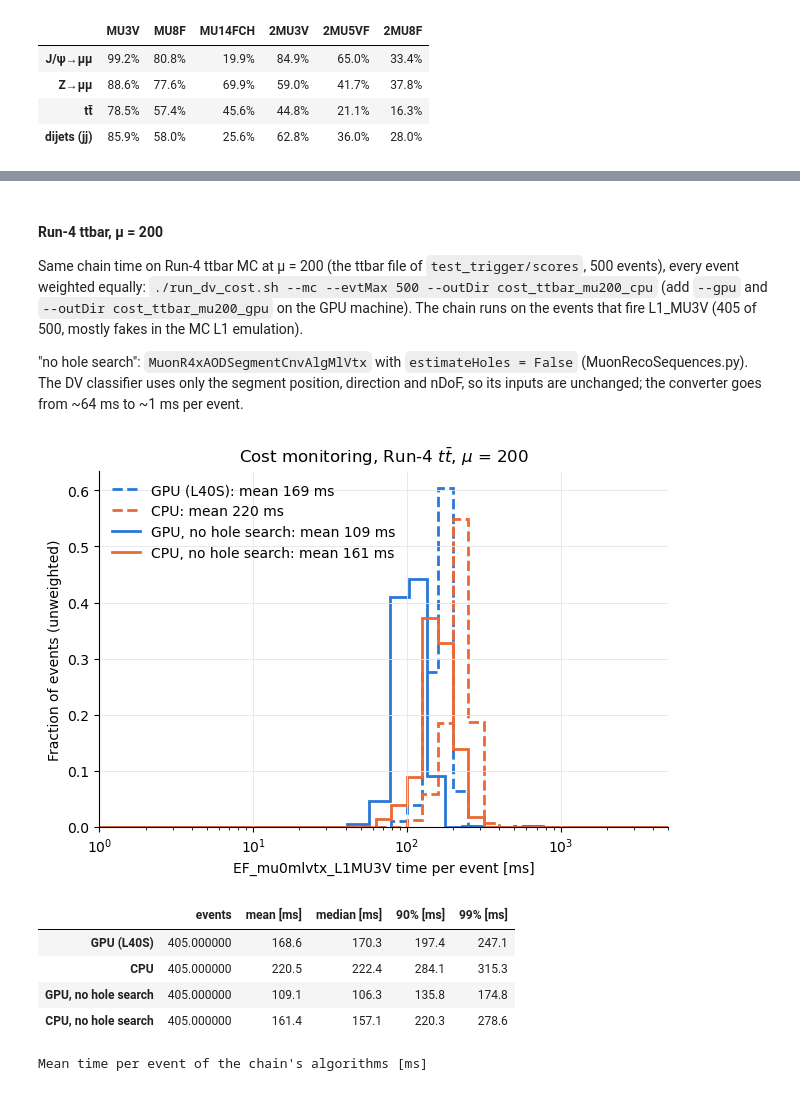
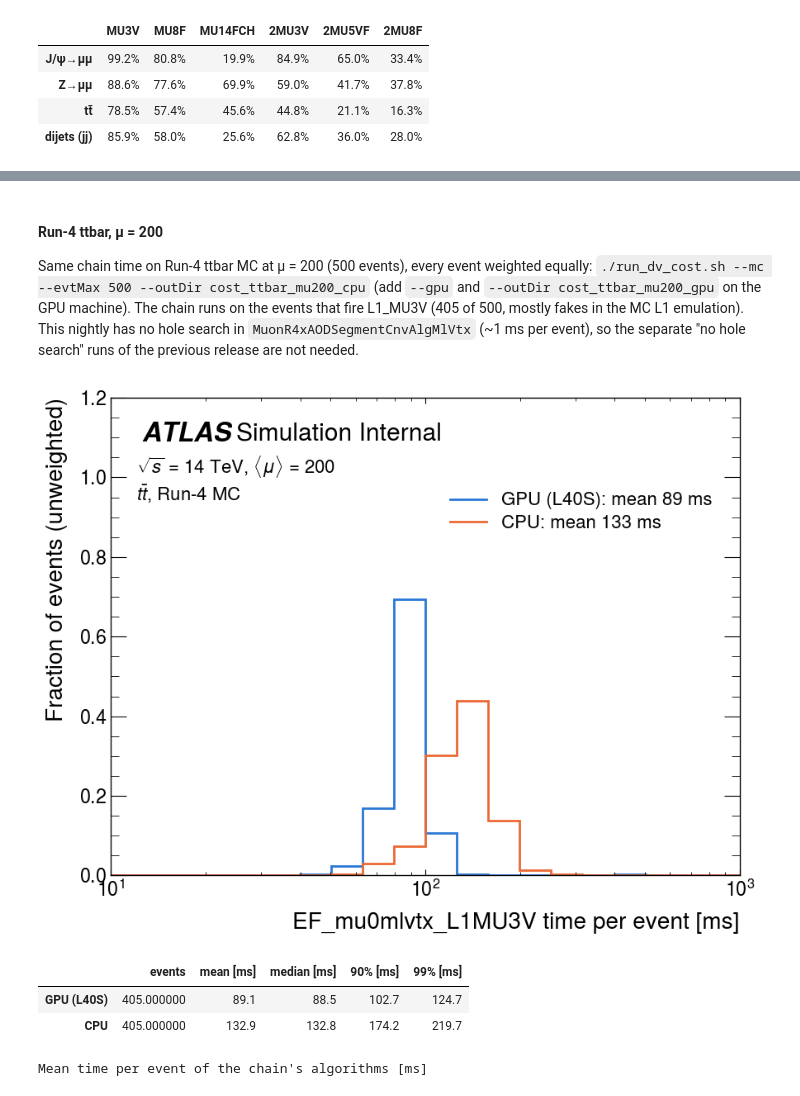
Before and after one commit to davidedicroce/MuonMLDisplacedVtx, a Jupyter notebook: dv_score_eff.ipynb, the cells around one changed output, grey strips where cells are left out. Cells and saved outputs as stored; diff of their text form; code cells hidden in the pictures.

```diff
--- a/dv_score_eff.ipynb
+++ b/dv_score_eff.ipynb
@@ -404,0 +444,34 @@ else:
+# %%
+# Rate (solid) and unique rate against the primaries (dashed) vs score cut, per seed.
+# The primaries were rerun only on the events the chain accepted (score > 0.94), so the unique rate starts there
+if os.path.exists(fired_path):
+    with plot_context():
+        fig, ax = plt.subplots(figsize=(9, 7))
+        for seed, color in zip(["L1_MU14FCH", "L1_2MU8F"], ["#eb6834", "#1baf7a"]):
+            m = fires(eb, seed) & eb["L1_MU3V"]
+            rate = np.array([eb.loc[m & (eb["score"] > c), "w"].sum() for c in CUTS]) * scale
+            err = np.array([np.sqrt((eb.loc[m & (eb["score"] > c), "w"] ** 2).sum()) for c in CUTS]) * scale
+            ok = rate > 0
+            ax.plot(CUTS[ok], rate[ok], color=color, lw=2, label=f"seeded by {seed}")
+            ax.fill_between(CUTS[ok], (rate - err)[ok].clip(min=1e-3), (rate + err)[ok], color=color, alpha=0.15, lw=0)
+            u = dv[fires(dv, seed) & dv["unique"]]
+            ucuts = CUTS[CUTS >= NOMINAL_CUT]
+            urate = np.array([u.loc[u["score"] > c, "w"].sum() for c in ucuts]) * scale
+            uerr = np.array([np.sqrt((u.loc[u["score"] > c, "w"] ** 2).sum()) for c in ucuts]) * scale
+            ok = urate > 0
+            ax.plot(ucuts[ok], urate[ok], color=color, lw=2, ls="--", label=f"seeded by {seed}, unique rate")
+            ax.fill_between(ucuts[ok], (urate - uerr)[ok].clip(min=1e-3), (urate + uerr)[ok], color=color, alpha=0.10, lw=0)
+            print(f"{seed:12s} score > {NOMINAL_CUT}: rate {eb.loc[m & (eb['score'] > NOMINAL_CUT), 'w'].sum() * scale:6.1f} Hz, "
+                  f"unique {u.loc[u['score'] > NOMINAL_CUT, 'w'].sum() * scale:6.1f} Hz")
+        ax.axvline(NOMINAL_CUT, color="#555555", lw=1.5, ls=":")
+        ax.annotate(f"nominal {NOMINAL_CUT}", xy=(NOMINAL_CUT, 0.97), xycoords=ax.get_xaxis_transform(),
+                    xytext=(-4, 0), textcoords="offset points", color="#333333", fontsize=14,
+                    ha="right", va="top", rotation=90)
+        ax.set_yscale("log")
+        ax.set_xlabel("Model score cut")
+        ax.set_ylabel("EF_mu0mlvtx rate at 2e34 [Hz]")
+        ax.set_ylim(1, ax.get_ylim()[1] * 10)  # headroom for the ATLAS label
+        atlas_header(ax, r"$\sqrt{s}$ = 13.6 TeV, " "EB run 500306, $L$ = 2$\\times$10$^{34}$ cm$^{-2}$s$^{-1}$\nRun-4 menu, Phase-II muon reco", data=True, fontsize=15)
+        ax.legend(frameon=False, loc="lower left")
+        fig.tight_layout()
+        plt.show()
@@ -513,22 +592,17 @@ Mean time per event of the chain's algorithms [ms]
 | MdtMeasViewAlg_SeedLess | 0.5 | 0.5 |
 # %% [markdown]
 #### Run-4 ttbar, μ = 200
-Same chain time on Run-4 ttbar MC at μ = 200 (the ttbar file of `test_trigger/scores`, 500 events), every event weighted equally:
-`./run_dv_cost.sh --mc --evtMax 500 --outDir cost_ttbar_mu200_cpu` (add `--gpu` and `--outDir cost_ttbar_mu200_gpu` on the GPU machine). The chain runs on the events that fire L1_MU3V (405 of 500, mostly fakes in the MC L1 emulation).
-
-"no hole search": `MuonR4xAODSegmentCnvAlgMlVtx` with `estimateHoles = False` (MuonRecoSequences.py). The DV classifier uses only the segment position, direction and nDoF, so its inputs are unchanged; the converter goes from ~64 ms to ~1 ms per event.
+Same chain time on Run-4 ttbar MC at μ = 200 (500 events), every event weighted equally:
+`./run_dv_cost.sh --mc --evtMax 500 --outDir cost_ttbar_mu200_cpu` (add `--gpu` and `--outDir cost_ttbar_mu200_gpu` on the GPU machine).
+The chain runs on the events that fire L1_MU3V (405 of 500, mostly fakes in the MC L1 emulation).
+This nightly has no hole search in `MuonR4xAODSegmentCnvAlgMlVtx` (~1 ms per event), so the separate "no hole search" runs of the previous release are not needed.
 # %%
-show_cost({"GPU (L40S)": f"{DV_DIR}/test_rate/cost_ttbar_mu200_gpu",
-           "CPU": f"{DV_DIR}/test_rate/cost_ttbar_mu200_cpu",
-           "GPU, no hole search": f"{DV_DIR}/test_rate/cost_ttbar_mu200_noholes_gpu",
-           "CPU, no hole search": f"{DV_DIR}/test_rate/cost_ttbar_mu200_noholes_cpu"},
-          r"Cost monitoring, Run-4 $t\bar{t}$, $\mu$ = 200", "unweighted",
-          inference_from={"GPU, no hole search": "GPU (L40S)"})
+show_cost({"GPU (L40S)": f"{OUT_DIR}/cost_ttbar_mu200_gpu",
+           "CPU": f"{OUT_DIR}/cost_ttbar_mu200_cpu"},
+          f"{MC_LABEL}\n" + r"$t\bar{t}$, Run-4 MC", "unweighted")
 # %% [output]
-[figure, old version]
+[figure, new version]
 |  | events | mean [ms] | median [ms] | 90% [ms] | 99% [ms] |
-| GPU (L40S) | 405.000000 | 168.6 | 170.3 | 197.4 | 247.1 |
-| CPU | 405.000000 | 220.5 | 222.4 | 284.1 | 315.3 |
-| GPU, no hole search | 405.000000 | 109.1 | 106.3 | 135.8 | 174.8 |
-| CPU, no hole search | 405.000000 | 161.4 | 157.1 | 220.3 | 278.6 |
+| GPU (L40S) | 405.000000 | 89.1 | 88.5 | 102.7 | 124.7 |
+| CPU | 405.000000 | 132.9 | 132.8 | 174.2 | 219.7 |
 Mean time per event of the chain's algorithms [ms]
```
Also changed, not shown: parts of 16 cells of this notebook, 11 other files.
